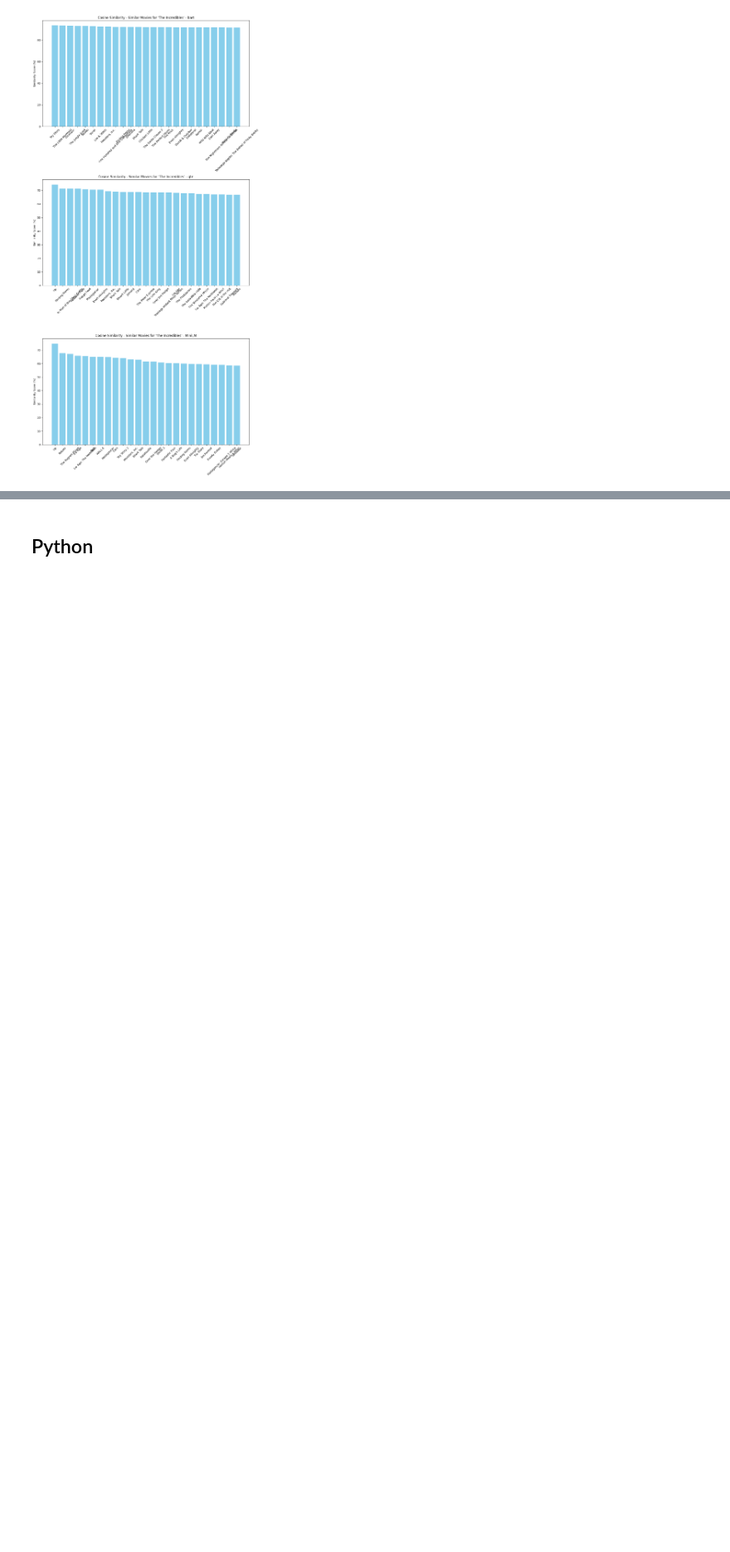
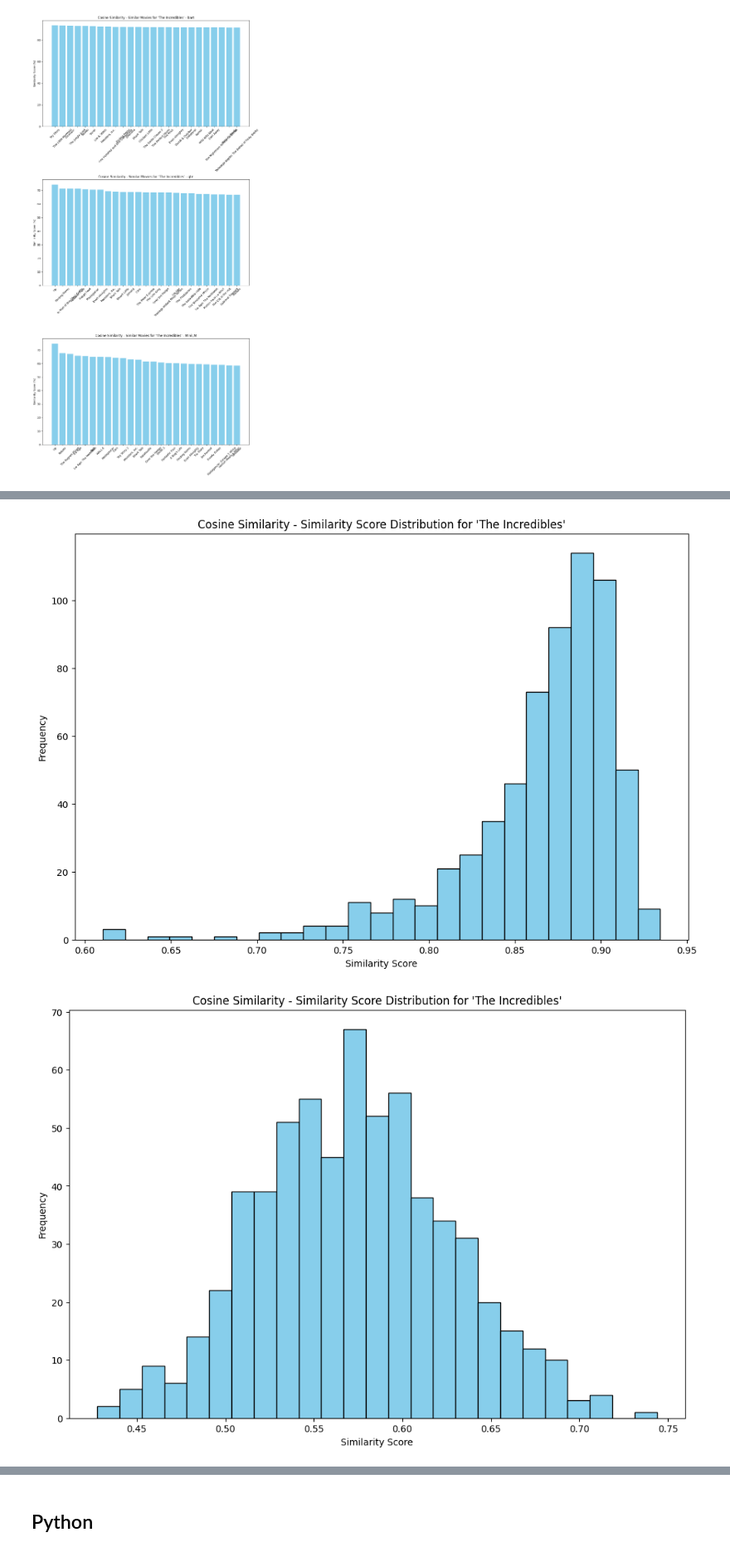
Before and after one commit to AlgoETS/SimilityVectorEmbedding, a Jupyter notebook: pgvector.ipynb, the cells around one changed output, grey strips where cells are left out. Shown at 83% size. Saved outputs shown, nothing was run; the diff lists cells and outputs as text; code cells hidden in the pictures; blank space fills up the shorter version.

```diff
--- a/pgvector.ipynb
+++ b/pgvector.ipynb
@@ -387,0 +489,21 @@ plot_compare_similar_movies_embedding([similar_movies_bart, similar_movies_gte,
+# %%
+# show distribution of similarity scores
+def plot_similarity_distribution(similar_movies, title):
+    similarities = [sim[1] for sim in similar_movies]
+    plt.figure(figsize=(12, 8))
+    plt.hist(similarities, bins=25, color='skyblue', edgecolor='black')
+    plt.xlabel('Similarity Score')
+    plt.ylabel('Frequency')
+    plt.title(f"{title} - Similarity Score Distribution for '{query_movie_title}'")
+    plt.show()
+
+similar_movies_bart = find_similar_movies_sql(query_movie_title, threshold=0, return_n=631, distance_function='<=>', embedding_type='bart')
+similar_movies_gte = find_similar_movies_sql(query_movie_title, threshold=0, return_n=631, distance_function='<=>', embedding_type='gte')
+similar_movies_MiniLM = find_similar_movies_sql(query_movie_title, threshold=0, return_n=631, distance_function='<=>', embedding_type='MiniLM')
+
+plot_similarity_distribution(similar_movies_bart, 'Cosine Similarity')
+plot_similarity_distribution(similar_movies_gte, 'Cosine Similarity')
+plot_similarity_distribution(similar_movies_MiniLM, 'Cosine Similarity')
+# %% [output]
+[figure, added]
+[figure, added]
```
Also changed, not shown: parts of 14 cells of this notebook.
